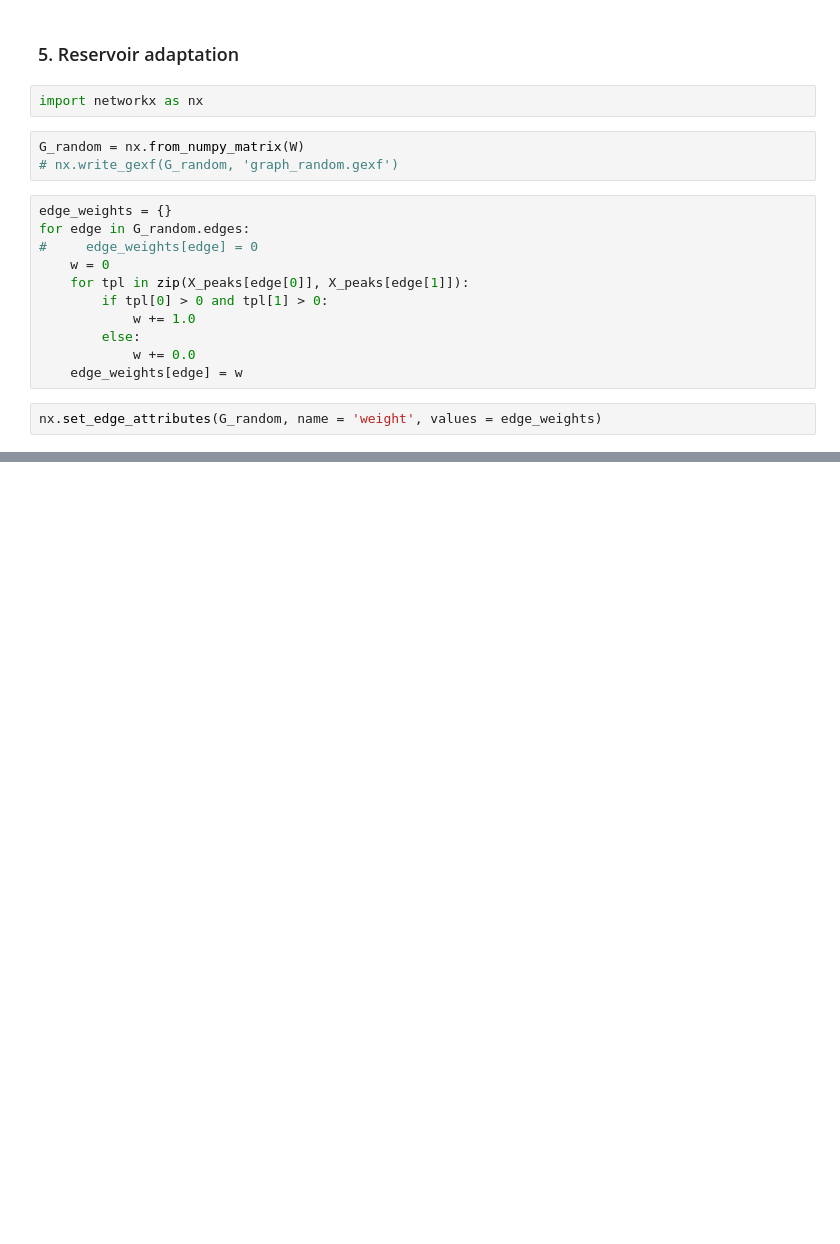
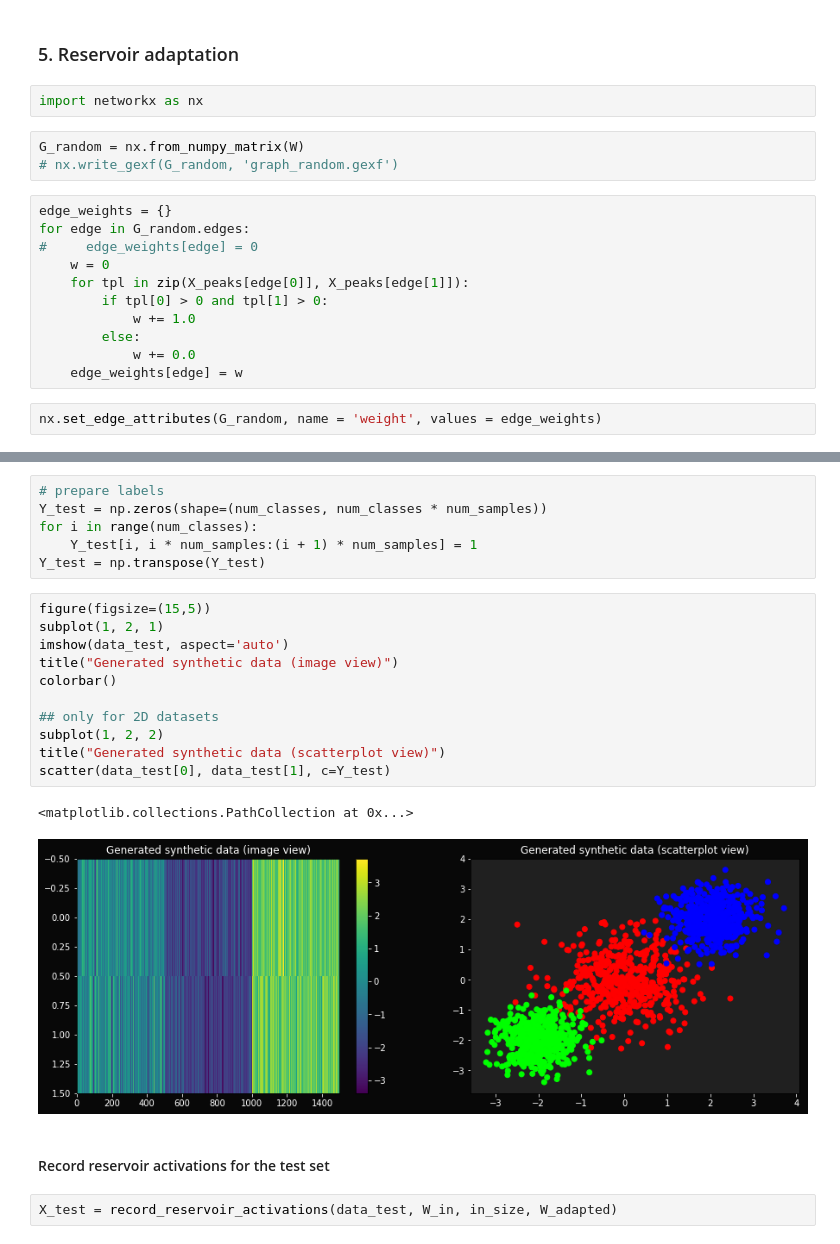
Before and after one commit to mizvol/miniESN, a Jupyter notebook: Adaptation.ipynb, the cells around one changed output, grey strips where cells are left out. Saved outputs shown, nothing was run; the diff lists cells and outputs as text; blank space fills up the shorter version.

```diff
--- a/Adaptation.ipynb
+++ b/Adaptation.ipynb
@@ -261,0 +314,24 @@ colorbar()
+# %%
+# prepare labels
+Y_test = np.zeros(shape=(num_classes, num_classes * num_samples))
+for i in range(num_classes):
+    Y_test[i, i * num_samples:(i + 1) * num_samples] = 1
+Y_test = np.transpose(Y_test)
+# %%
+figure(figsize=(15,5))
+subplot(1, 2, 1)
+imshow(data_test, aspect='auto')
+title("Generated synthetic data (image view)")
+colorbar()
+
+## only for 2D datasets
+subplot(1, 2, 2)
+title("Generated synthetic data (scatterplot view)")
+scatter(data_test[0], data_test[1], c=Y_test)
+# %% [output]
+<matplotlib.collections.PathCollection at 0x...>
+[figure, added]
+# %% [markdown]
+#### Record reservoir activations for the test set
+# %%
+X_test = record_reservoir_activations(data_test, W_in, in_size, W_adapted)
```
Also changed, not shown: parts of 15 cells of this notebook.
